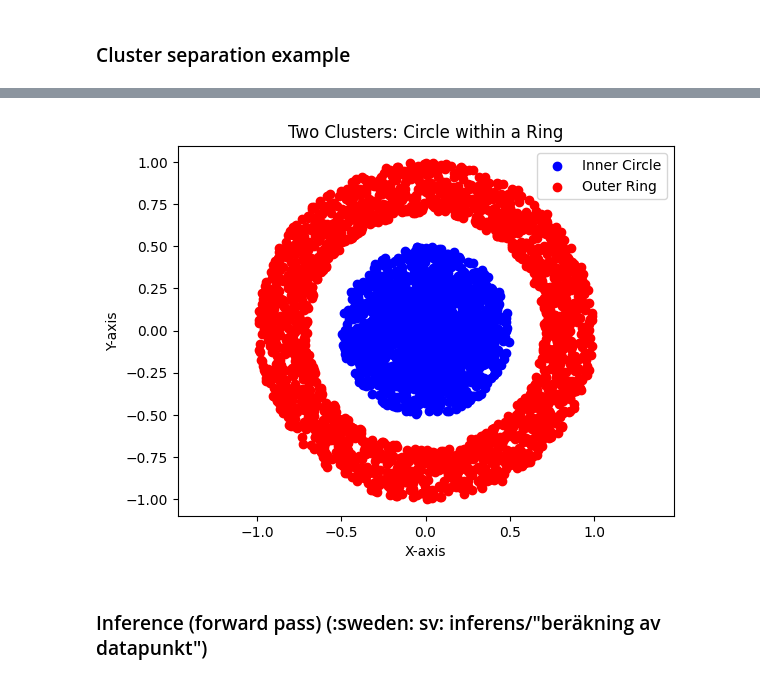
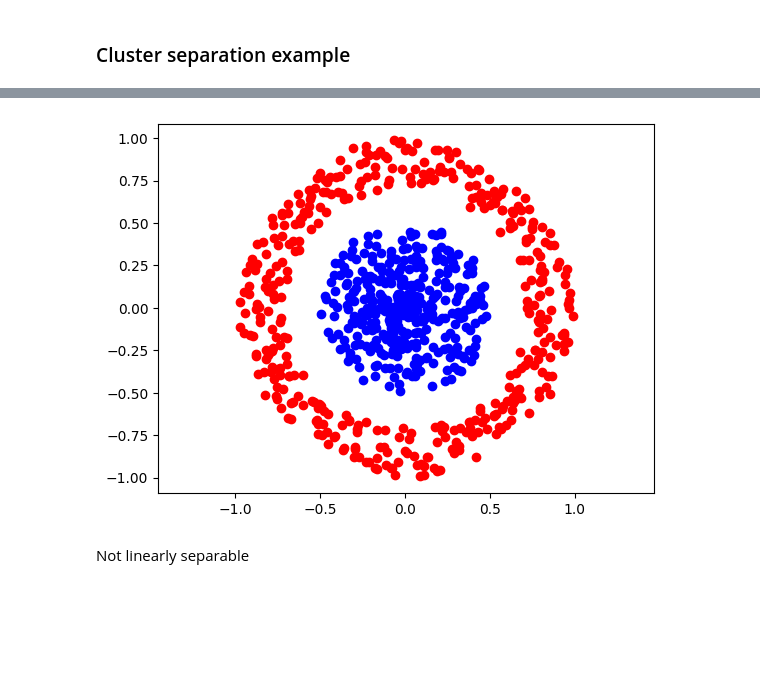
Before and after one commit to wlinds/ITHS-AI22-TF, a Jupyter notebook: Notes/lec1.ipynb, the cells around one changed output, grey strips where cells are left out. Cells and saved outputs as stored; diff of their text form; code cells hidden in the pictures; blank space fills up the shorter version.

```diff
--- a/Notes/lec1.ipynb
+++ b/Notes/lec1.ipynb
@@ -245,39 +166,20 @@ plt.show()
 # %%
-
-
-# Number of points in each cluster
-num_points = 2000
-
-# Generate points for the inner circle
-theta_inner = np.linspace(0, 2*np.pi, num_points)
-radius_inner = np.random.uniform(0, 0.5, num_points)  # Radius between 0 and 0.5
+theta_inner = np.linspace(0, 2*np.pi, n)
+radius_inner = np.random.uniform(0, 0.5, n)
 x_inner = radius_inner * np.cos(theta_inner)
 y_inner = radius_inner * np.sin(theta_inner)
 
-# Generate points for the outer ring
-theta_outer = np.linspace(0, 2*np.pi, num_points)
-radius_outer = np.random.uniform(0.7, 1.0, num_points)  # Radius between 0.7 and 1.0
-x_outer = radius_outer * np.cos(theta_outer)
+theta_outer = np.linspace(0, 2*np.pi, n)
+radius_outer = np.random.uniform(0.7, 1.0, n)
 y_outer = radius_outer * np.sin(theta_outer)
 
-# Plot the clusters
-plt.scatter(x_inner, y_inner, color='blue', label='Inner Circle')
-plt.scatter(x_outer, y_outer, color='red', label='Outer Ring')
+plt.scatter(x_inner, y_inner, color='blue', label='Inner')
+plt.scatter(x_outer, y_outer, color='red', label='Outer')
 
-# Add labels and title
-plt.xlabel('X-axis')
-plt.ylabel('Y-axis')
-plt.title('Two Clusters: Circle within a Ring')
-
-# Add a legend
-plt.legend()
-
-# Set equal aspect ratio for better visualization
 plt.axis('equal')
 
-# Show the plot
 plt.show()
 # %% [output]
-[figure, old version]
+[figure, new version]
-# %% [markdown]
-### Inference (forward pass) (:sweden: sv: inferens/"beräkning av datapunkt")
+# %% [markdown]
+Not linearly separable
```
Also changed, not shown: parts of 16 cells of this notebook.
